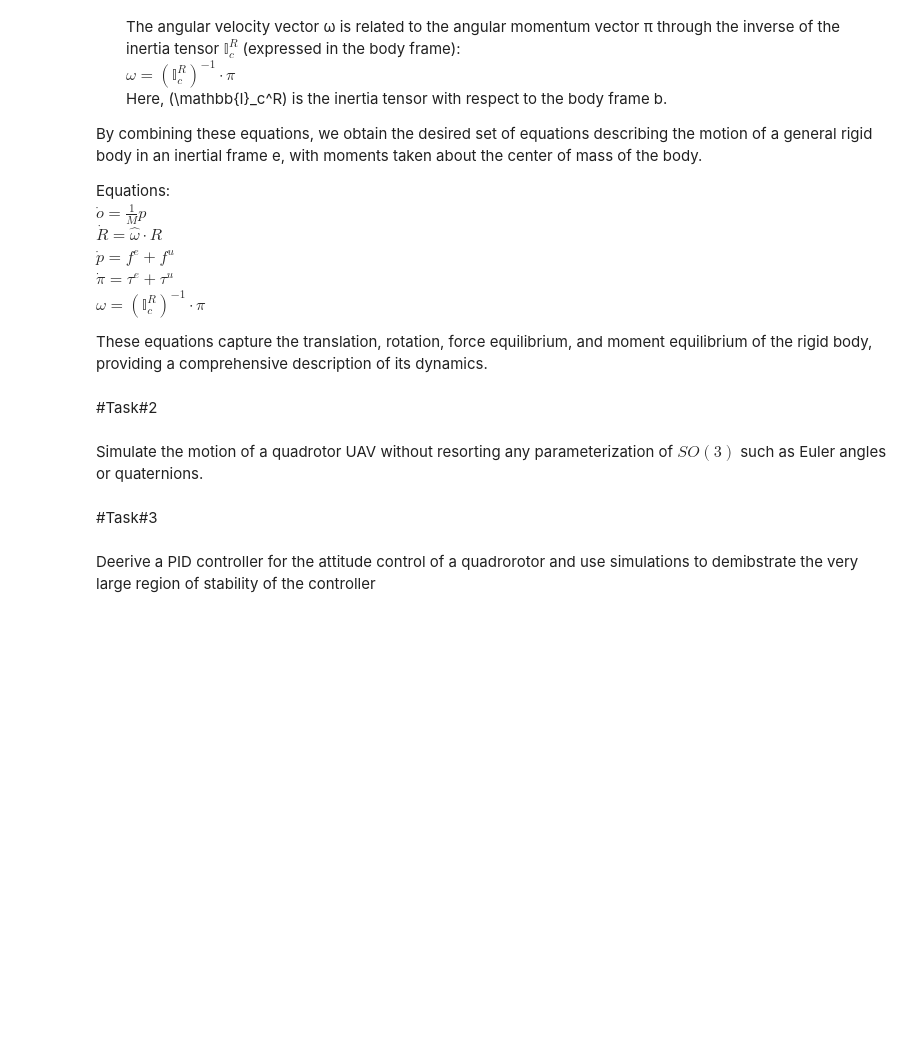
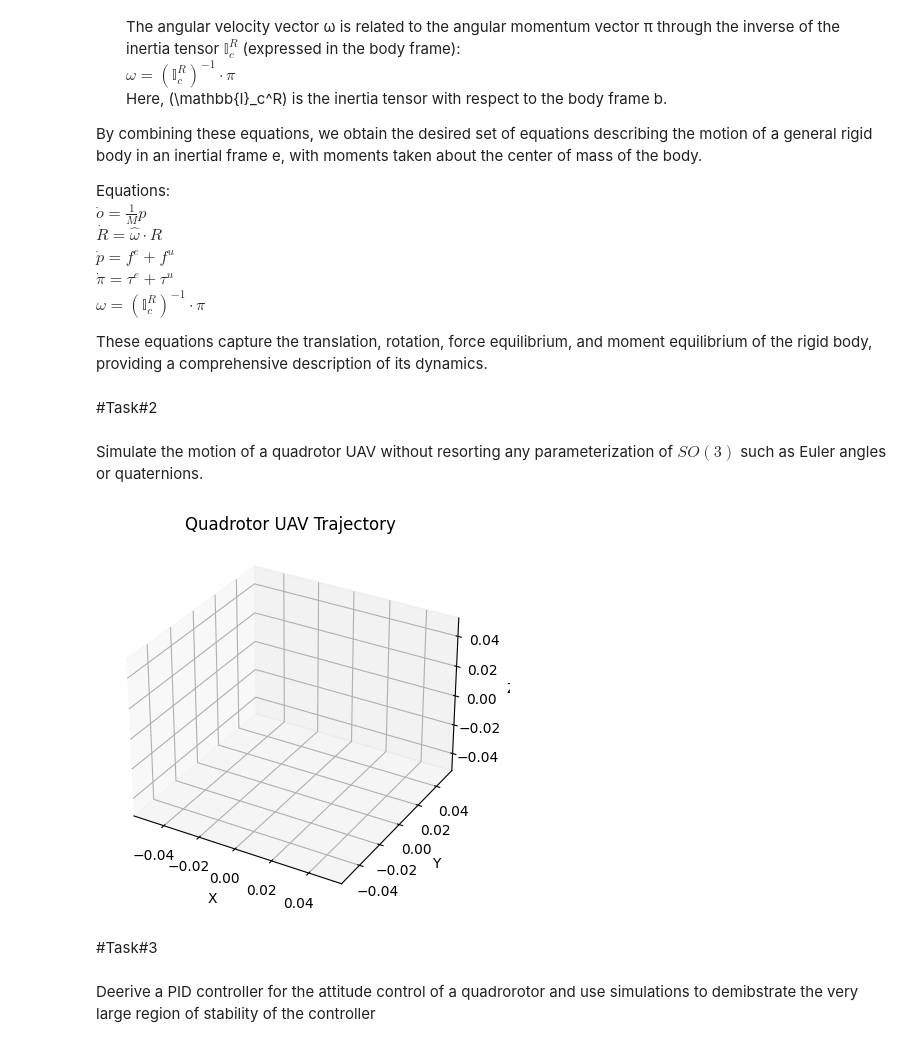
Before and after one commit to ME-UoP-ME421-Feb-2023/Rankine-CB, a Jupyter notebook: Rankine_CB_ME421_ControlSystems_Lab.ipynb, the cells around one changed output. Cells and saved outputs as stored; diff of their text form; code cells hidden in the pictures; blank space fills up the shorter version.

```diff
--- a/Rankine_CB_ME421_ControlSystems_Lab.ipynb
+++ b/Rankine_CB_ME421_ControlSystems_Lab.ipynb
@@ -91,6 +91,76 @@ These equations capture the translation, rotation, force equilibrium, and moment
 #Task#2
 # %% [markdown]
 Simulate the motion of a quadrotor UAV without resorting any parameterization of $SO(3)$ such as Euler angles or quaternions.
+# %%
+import numpy as np
+import matplotlib.pyplot as plt
+from mpl_toolkits.mplot3d import Axes3D
+
+# Quadrotor parameters
+m = 1.0  # Mass
+g = 9.81  # Acceleration due to gravity
+J = np.array([[0.1, 0, 0], [0, 0.1, 0], [0, 0, 0.2]])  # Moment of inertia matrix
+
+# Simulation parameters
+dt = 0.01  # Time step
+t_end = 5.0  # Total simulation time
+
+# Initial conditions
+o = np.array([0.0, 0.0, 0.0])  # Initial position
+R = np.eye(3)  # Initial rotation matrix (identity matrix)
+v = np.array([0.0, 0.0, 0.0])  # Initial velocity
+omega = np.array([0.0, 0.0, 0.0])  # Initial angular velocity
+
+# Lists to store simulation data
+time = [0.0]  # Time
+positions = [o]  # Position
+orientations = [R]  # Rotation matrix
+
+# Simulation loop
+while time[-1] < t_end:
+    # Compute forces and torques
+    F = np.array([0.0, 0.0, m * g])  # Total thrust force
+    tau = np.array([0.0, 0.0, 0.0])  # Total torque (assumed to be zero)
+
+    # Update translational motion
+    o += v * dt
+    v += (1.0 / m) * F * dt - g * np.dot(R.T, np.array([0.0, 0.0, 1.0])) * dt
+
+    # Update rotational motion
+    omega_dot = np.linalg.inv(J).dot(tau - np.cross(omega, J.dot(omega)))
+    omega += omega_dot * dt
+
+    # Update rotation matrix
+    omega_hat = np.array([[0, -omega[2], omega[1]],
+                          [omega[2], 0, -omega[0]],
+                          [-omega[1], omega[0], 0]])
+    R += np.dot(R, omega_hat) * dt
+
+    # Orthogonalize rotation matrix using SVD
+    U, _, Vt = np.linalg.svd(R)
+    R = np.dot(U, Vt)
+
+    # Append simulation data
+    time.append(time[-1] + dt)
+    positions.append(o)
+    orientations.append(R)
+
+# Convert simulation data to NumPy arrays for plotting
+time = np.array(time)
+positions = np.array(positions)
+orientations = np.array(orientations)
+
+# Plot the trajectory
+fig = plt.figure()
+ax = fig.add_subplot(111, projection='3d')
+ax.plot(positions[:, 0], positions[:, 1], positions[:, 2])
+ax.set_xlabel('X')
+ax.set_ylabel('Y')
+ax.set_zlabel('Z')
+ax.set_title('Quadrotor UAV Trajectory')
+plt.show()
+# %% [output]
+[figure, added]
 # %% [markdown]
 #Task#3
 # %% [markdown]
```
